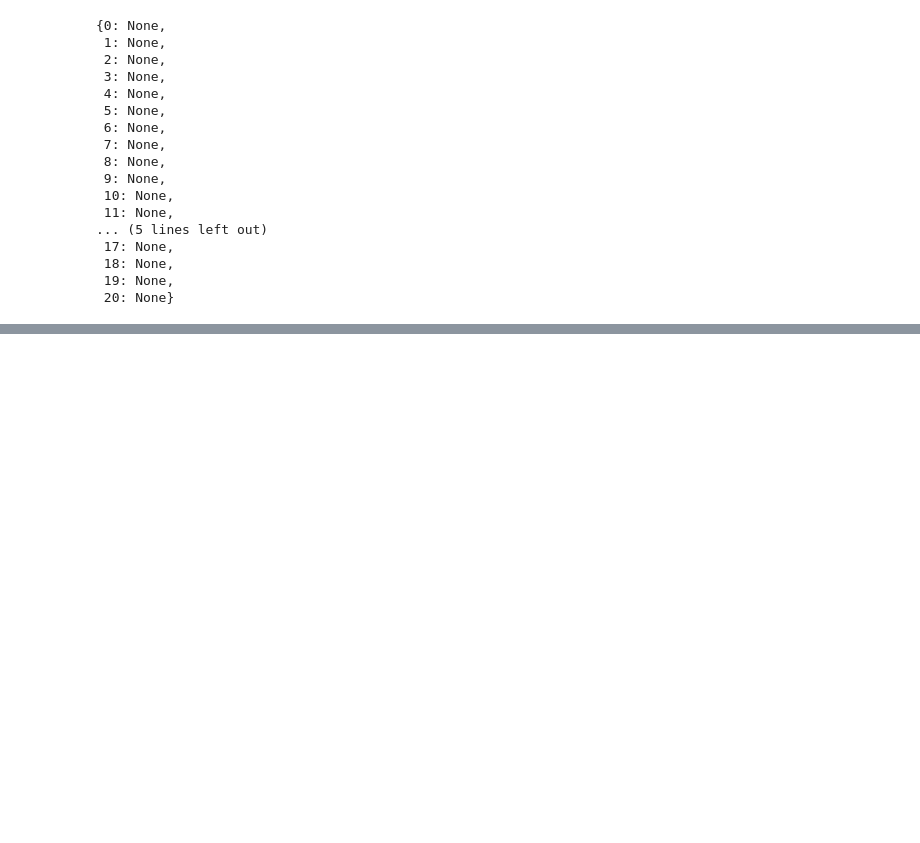
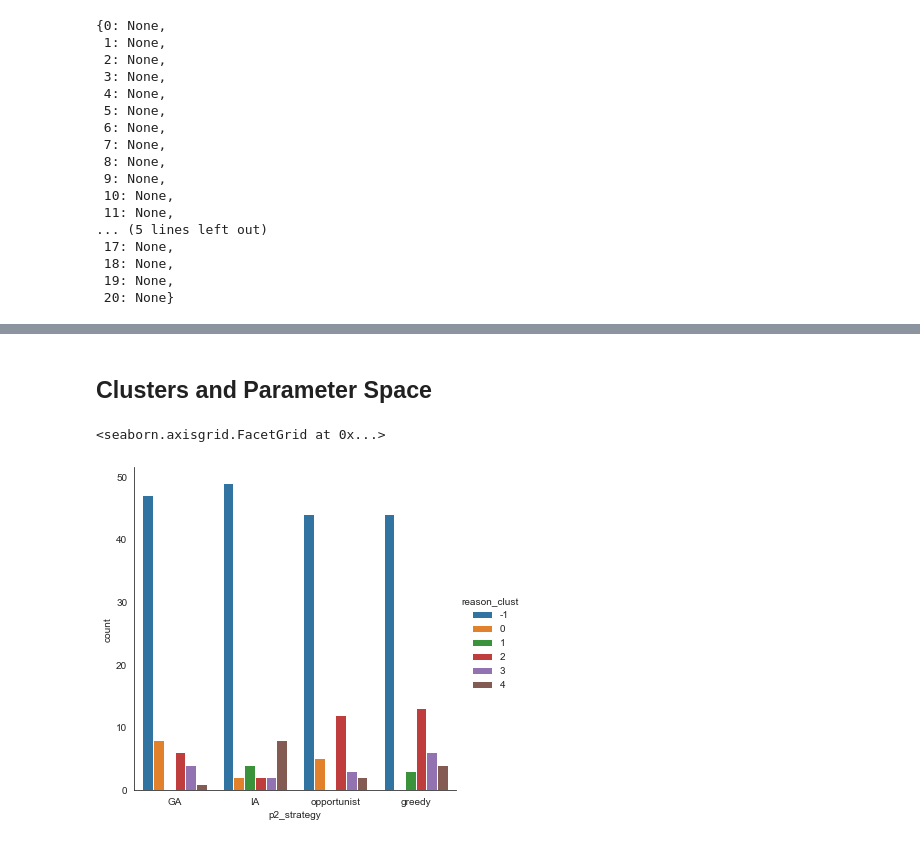
Before and after one commit to brandonDormes/HMTG_possibilities, a Jupyter notebook: analysis/Experiment_1/pilot_analysis.ipynb, the cells around one changed output, grey strips where cells are left out. Saved outputs shown, nothing was run; the diff lists cells and outputs as text; code cells hidden in the pictures; blank space fills up the shorter version.

```diff
--- a/analysis/Experiment_1/pilot_analysis.ipynb
+++ b/analysis/Experiment_1/pilot_analysis.ipynb
@@ -340,0 +393,8 @@ ten4_13 = CFs[10][4][13]
+# %% [markdown]
+## Clusters and Parameter Space
+# %%
+#learned.groupby(['p2_strategy', 'reason_clust']).count()
+sns.catplot(data=learned, x='p2_strategy', hue='reason_clust', kind='count')
+# %% [output]
+<seaborn.axisgrid.FacetGrid at 0x...>
+[figure, added]
```
Also changed, not shown: parts of 26 cells of this notebook, 2 other files.
